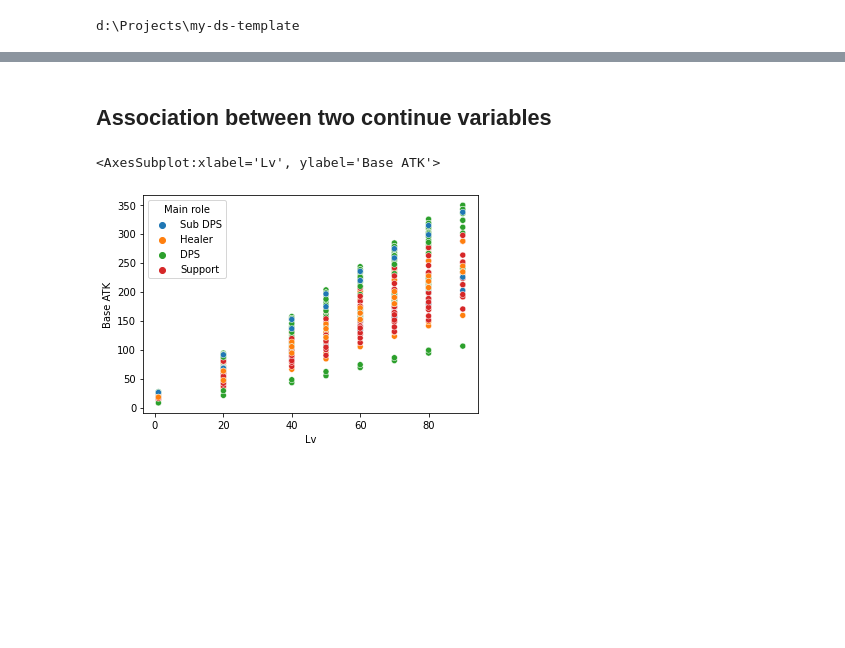
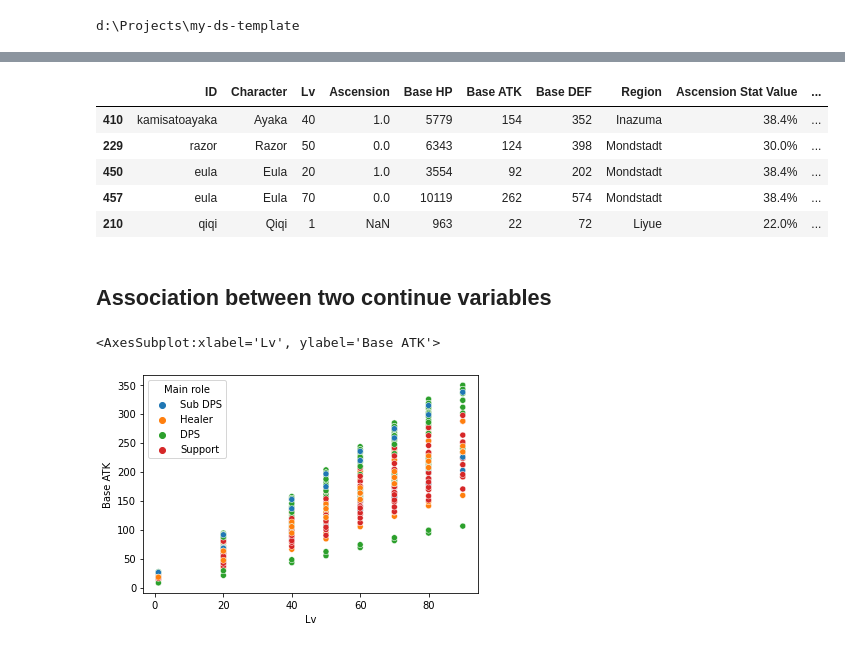
Before and after one commit to xiaowen-t/ds-project-template, a Jupyter notebook: notebooks/03-analysis-bivariate.ipynb, the cells around one changed output, grey strips where cells are left out. Saved outputs shown, nothing was run; the diff lists cells and outputs as text; code cells hidden in the pictures; blank space fills up the shorter version.

```diff
--- a/notebooks/03-analysis-bivariate.ipynb
+++ b/notebooks/03-analysis-bivariate.ipynb
@@ -20,3 +10,16 @@ df_growth.sample(5)
+# %%
+df_growth = pd.read_csv('data/processed/genshin_character_growth.csv')
+df_lv_90 = pd.read_csv('data/processed/genshin_character.csv')
+columns_from_df_lv_90 = ['ID'] + list(set(df_lv_90.columns)-set(df_growth.columns))
+df = pd.merge(df_growth, df_lv_90[columns_from_df_lv_90], on='ID', how='left')
+df.sample(5)
+# %% [output]
+|  | ID | Character | Lv | Ascension | Base HP | Base ATK | Base DEF | Region | Ascension Stat Value | ... |
+| 410 | kamisatoayaka | Ayaka | 40 | 1.0 | 5779 | 154 | 352 | Inazuma | 38.4% | ... |
+| 229 | razor | Razor | 50 | 0.0 | 6343 | 124 | 398 | Mondstadt | 30.0% | ... |
+| 450 | eula | Eula | 20 | 1.0 | 3554 | 92 | 202 | Mondstadt | 38.4% | ... |
+| 457 | eula | Eula | 70 | 0.0 | 10119 | 262 | 574 | Mondstadt | 38.4% | ... |
+| 210 | qiqi | Qiqi | 1 | NaN | 963 | 22 | 72 | Liyue | 22.0% | ... |
 # %% [markdown]
 ## Association between two continue variables
 # %%
```
Also changed, not shown: parts of 3 cells of this notebook, 3 other files.
